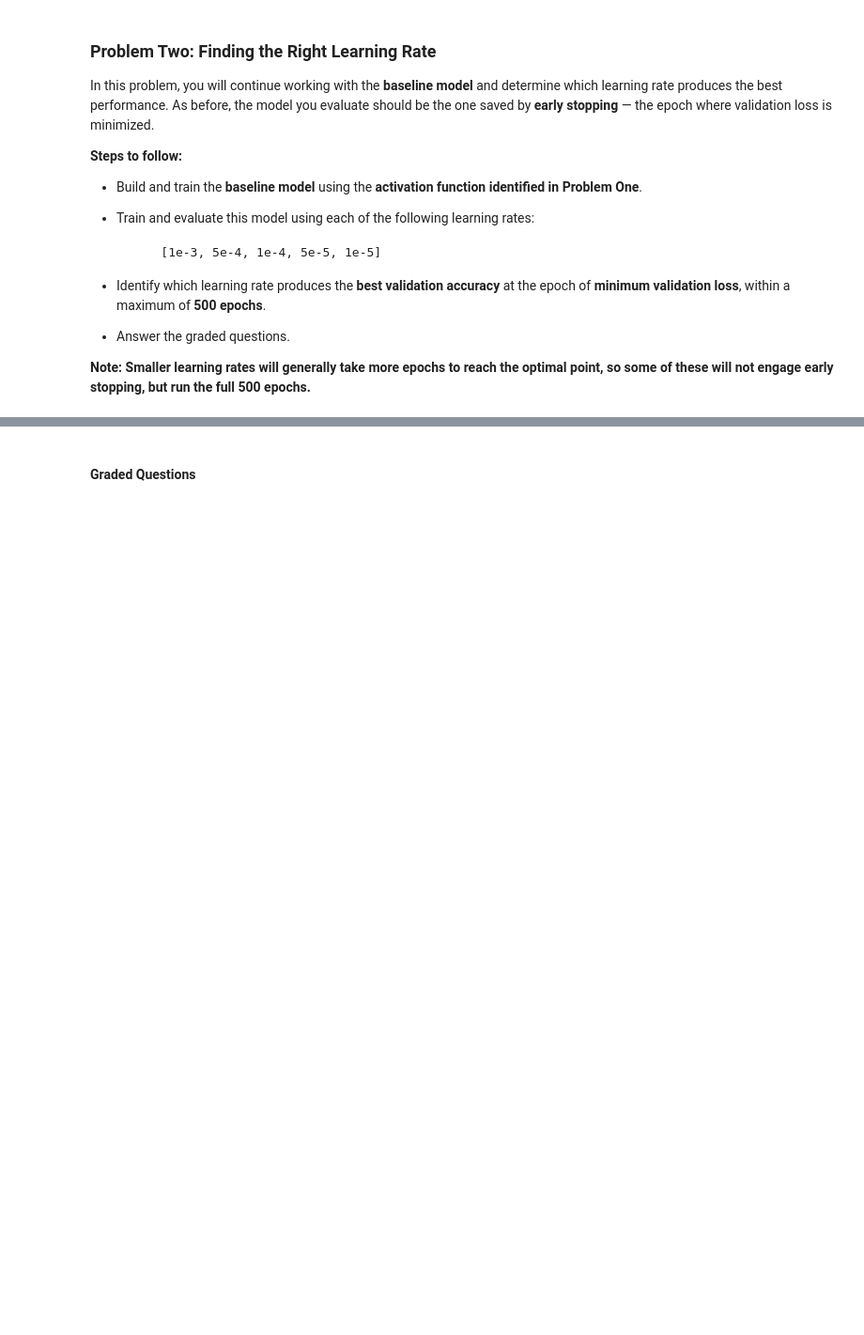
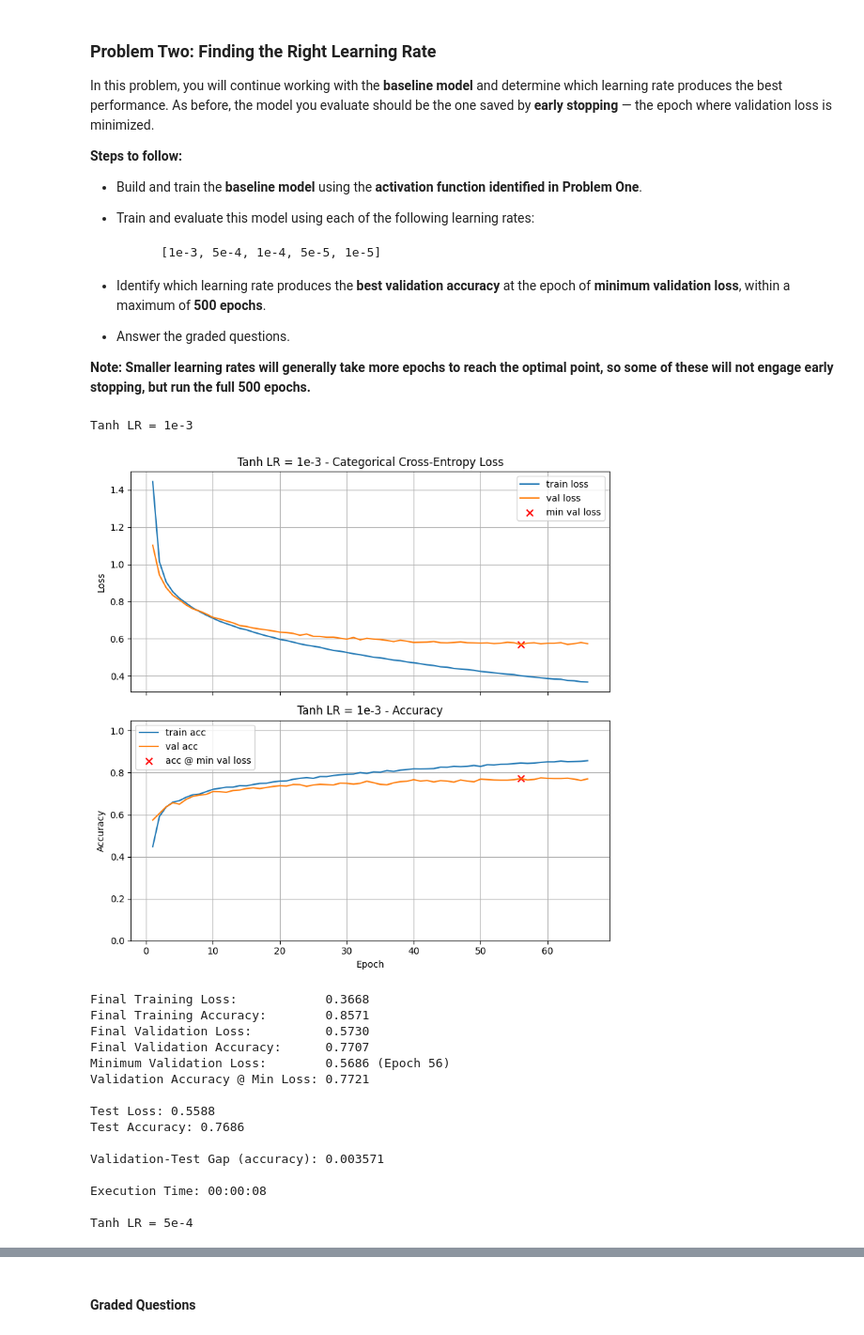
Before and after one commit to aidandig/DX703-HW, a Jupyter notebook: Homework_03.ipynb, the cells around one changed output, grey strips where cells are left out. Shown at 94% size. Drawn from its saved outputs; the diff is of its cells as text; code cells hidden in the pictures; blank space fills up the shorter version.

```diff
--- a/Homework_03.ipynb
+++ b/Homework_03.ipynb
@@ -542,4 +542,70 @@ In this problem, you will continue working with the **baseline model** and deter
 
 **Note: Smaller learning rates will generally take more epochs to reach the optimal point, so some of these will not engage early stopping, but run the full 500 epochs.**
 # %%
-# Your code here. Add as many cells as you need.
+train_and_test(model=build_model(X_train.shape[1], [ (64, 'tanh', 0, 0), (32, 'tanh', 0, 0)], n_classes),
+               epochs=500,
+               lr_schedule=1e-3,
+               optimizer='Adam',
+               batch_size=64,
+               use_early_stopping=True,
+               patience=10,
+               min_delta=0.0001,
+               title='Tanh LR = 1e-3')
+
+train_and_test(model=build_model(X_train.shape[1], [ (64, 'tanh', 0, 0), (32, 'tanh', 0, 0)], n_classes),
+               epochs=500,
+               lr_schedule=5e-4,
+               optimizer='Adam',
+               batch_size=64,
+               use_early_stopping=True,
+               patience=10,
+               min_delta=0.0001,
+               title='Tanh LR = 5e-4')
+
+train_and_test(model=build_model(X_train.shape[1], [ (64, 'tanh', 0, 0), (32, 'tanh', 0, 0)], n_classes),
+               epochs=500,
+               lr_schedule=1e-4,
+               optimizer='Adam',
+               batch_size=64,
+               use_early_stopping=True,
+               patience=10,
+               min_delta=0.0001,
+               title='Tanh LR = 1e-4')
+
+train_and_test(model=build_model(X_train.shape[1], [ (64, 'tanh', 0, 0), (32, 'tanh', 0, 0)], n_classes),
+               epochs=500,
+               lr_schedule=5e-5,
+               optimizer='Adam',
+               batch_size=64,
+               use_early_stopping=True,
+               patience=10,
+               min_delta=0.0001,
+               title='Tanh LR = 5e-5')
+
+train_and_test(model=build_model(X_train.shape[1], [ (64, 'tanh', 0, 0), (32, 'tanh', 0, 0)], n_classes),
+               epochs=500,
+               lr_schedule=1e-5,
+               optimizer='Adam',
+               batch_size=64,
+               use_early_stopping=True,
+               patience=10,
+               min_delta=0.0001,
+               title='Tanh LR = 1e-5')
+# %% [output]
+Tanh LR = 1e-3
+[figure, added]
+Final Training Loss:            0.3668
+Final Training Accuracy:        0.8571
+Final Validation Loss:          0.5730
+Final Validation Accuracy:      0.7707
+Minimum Validation Loss:        0.5686 (Epoch 56)
+Validation Accuracy @ Min Loss: 0.7721
+
+Test Loss: 0.5588
+Test Accuracy: 0.7686
+
+Validation-Test Gap (accuracy): 0.003571
+
+Execution Time: 00:00:08
+
+Tanh LR = 5e-4
```
Also changed, not shown: parts of 5 cells of this notebook.
